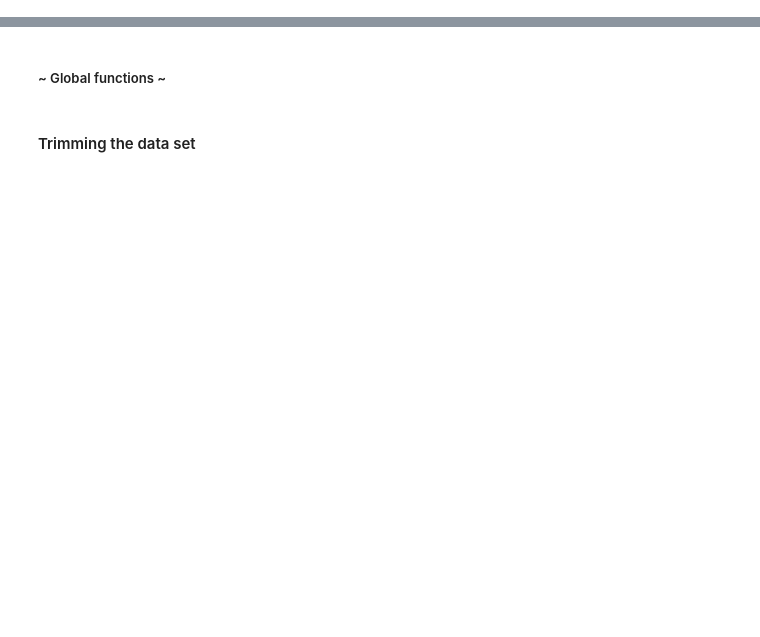
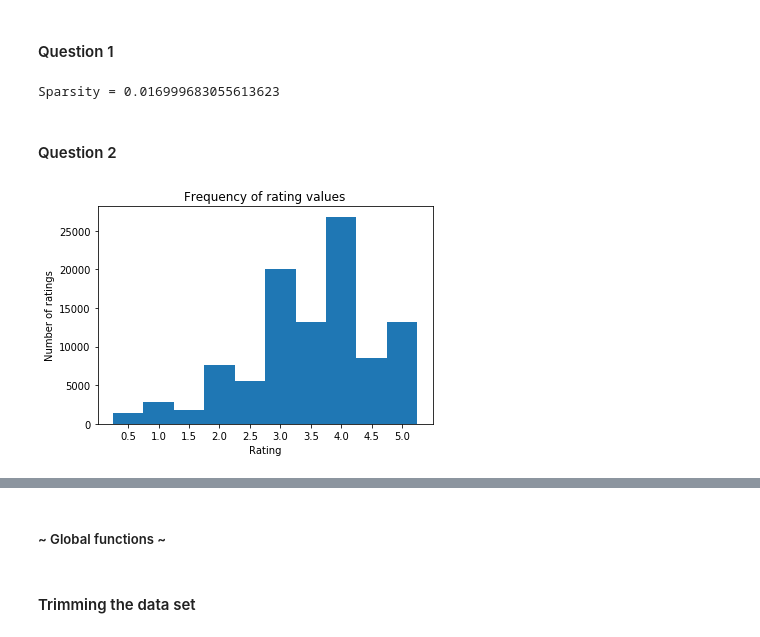
Before and after one commit to 219Winter2019adjz/Project3, a Jupyter notebook: Proj3.ipynb, the cells around one changed output, grey strips where cells are left out. Cells and saved outputs as stored; diff of their text form; code cells hidden in the pictures; blank space fills up the shorter version.

Commit message:
Changed the way stuff is stored.

```diff
--- a/Proj3.ipynb
+++ b/Proj3.ipynb
@@ -37,0 +14,49 @@ for rating in ratings:
+# %%
+# Read data set using pandas and surprise. Data is stored in rating_dataset
+
+df=pd.read_csv('ml-latest-small/ratings.csv')
+# reader = Reader(rating_scale=(1,5))
+reader = Reader(line_format='user item rating timestamp', sep=',', rating_scale=(0.5, 5), skip_lines=1)
+
+rating_dataset = Dataset.load_from_df(df[['userId', 'movieId', 'rating']], reader)
+rating_matrix = df.values
+
+# Get the all ratings for each movie. Key is movie ID, value of an array of ratings.
+ratings_by_movie_id = {}
+for row in rating_dataset.raw_ratings:
+    if row[1] not in ratings_by_movie_id:
+        ratings_by_movie_id[row[1]] = []
+    ratings_by_movie_id[row[1]].append(row[2])
+
+# Count number of users and movies.
+num_users = np.size(np.unique(rating_matrix[:,0]))
+num_movies = np.size(np.unique(rating_matrix[:,1]))
+# %% [markdown]
+#### Question 1
+# %%
+# Calculate sparsity, defined as: (total number of available ratings) / (total number of possible ratings)
+
+num_available_ratings = np.size(rating_matrix[:,0])
+num_possible_ratings = num_users*num_movies
+
+sparsity = num_available_ratings / num_possible_ratings
+
+print('Sparsity = {}'.format(sparsity))
+# %% [output]
+Sparsity = 0.016999683055613623
+# %% [markdown]
+#### Question 2
+# %%
+# Plot a histogram showing the frequency of rating values
+
+ratings = rating_matrix[:,2]
+plt.figure()
+# plt.hist(ratings, 10)
+plt.hist(ratings, np.arange(0.5, 6, 0.5))
+plt.title('Frequency of rating values')
+plt.xlabel('Rating')
+plt.ylabel('Number of ratings')
+plt.xticks(np.arange(0.75, 5.75, 0.5), np.arange(0.5, 5.5, 0.5))
+plt.show()
+# %% [output]
+[figure, added]
```
Also changed, not shown: parts of 34 cells of this notebook.
